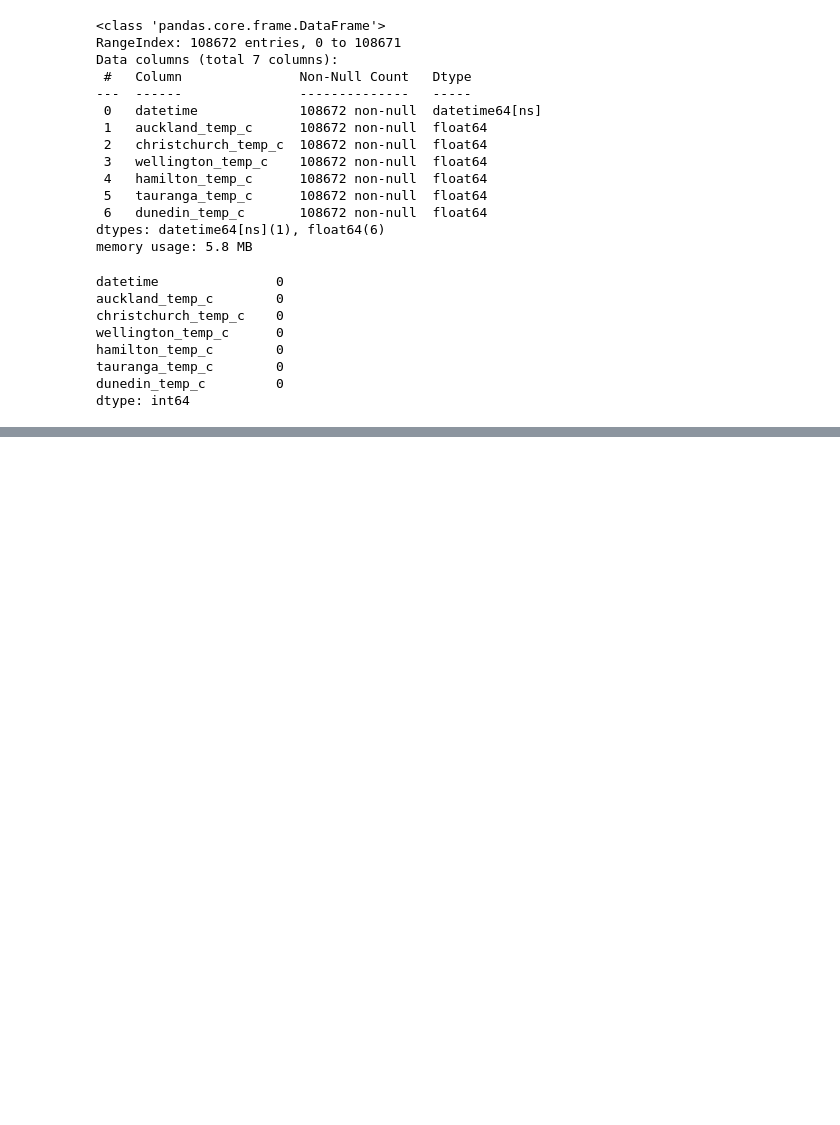
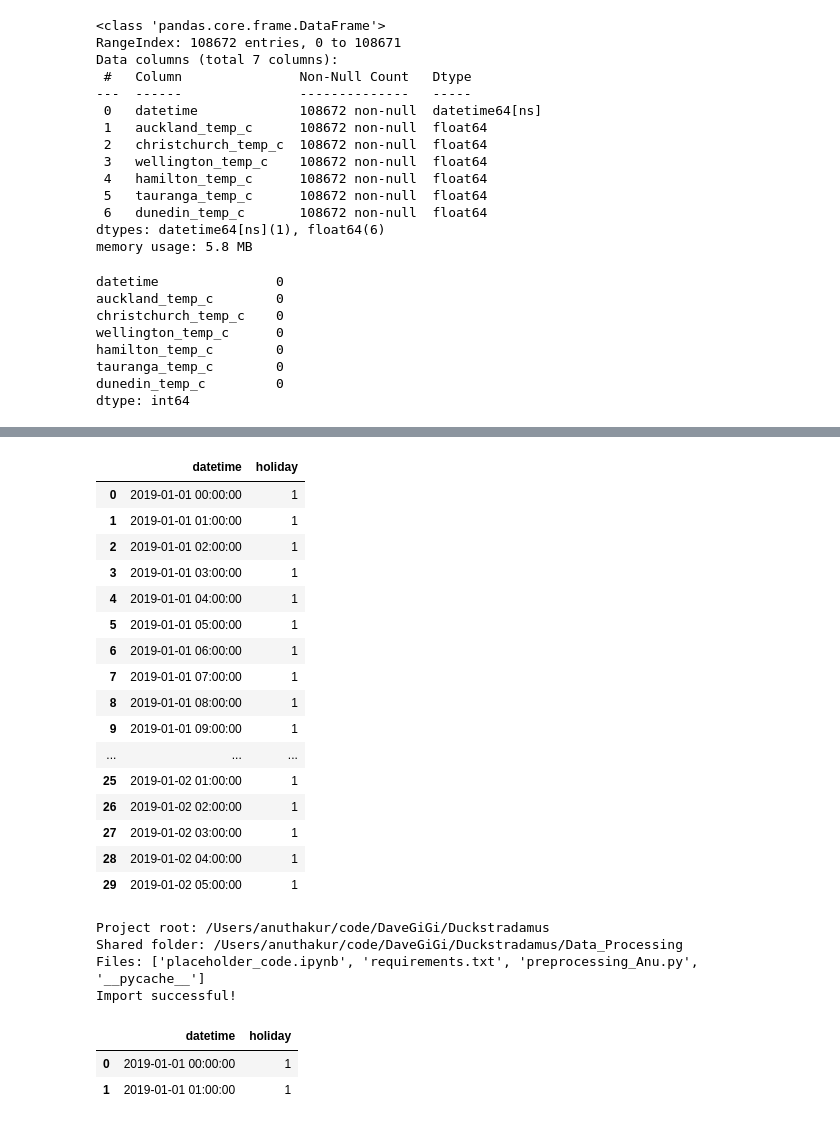
Before and after one commit to DaveGiGi/Duckstradamus, a Jupyter notebook: notebooks/Anu/scripts/data_preprocessing.ipynb, the cells around one changed output, grey strips where cells are left out. Saved outputs shown, nothing was run; the diff lists cells and outputs as text; code cells hidden in the pictures; blank space fills up the shorter version.

```diff
--- a/notebooks/duckstradamus_preprocessing/notebooks/data_preprocessing.ipynb
+++ b/notebooks/Anu/scripts/data_preprocessing.ipynb
@@ -621,3 +618,78 @@ wind.to_csv(
     "../cleaned_data/wind_cleaned.csv",
     index=False
 )
+# %%
+import pandas as pd
+
+# Load daily holiday data
+holidays = pd.read_csv("../dataset/nz_holidays_onehot.csv")
+
+# Convert date to datetime
+holidays["date"] = pd.to_datetime(holidays["date"])
+
+# Create hourly datetime range for each day
+holidays_hourly = (
+    holidays
+    .set_index("date")
+    .resample("h")
+    .ffill()
+    .reset_index()
+)
+
+# Rename date column to datetime
+holidays_hourly = holidays_hourly.rename(columns={"date": "datetime"})
+
+holidays_hourly.head(30)
+# %% [output]
+|  | datetime | holiday |
+| 0 | 2019-01-01 00:00:00 | 1 |
+| 1 | 2019-01-01 01:00:00 | 1 |
+| 2 | 2019-01-01 02:00:00 | 1 |
+| 3 | 2019-01-01 03:00:00 | 1 |
+| 4 | 2019-01-01 04:00:00 | 1 |
+| 5 | 2019-01-01 05:00:00 | 1 |
+| 6 | 2019-01-01 06:00:00 | 1 |
+| 7 | 2019-01-01 07:00:00 | 1 |
+| 8 | 2019-01-01 08:00:00 | 1 |
+| 9 | 2019-01-01 09:00:00 | 1 |
+| ... | ... | ... |
+| 25 | 2019-01-02 01:00:00 | 1 |
+| 26 | 2019-01-02 02:00:00 | 1 |
+| 27 | 2019-01-02 03:00:00 | 1 |
+| 28 | 2019-01-02 04:00:00 | 1 |
+| 29 | 2019-01-02 05:00:00 | 1 |
+# %%
+import sys
+import os
+import importlib
+
+project_root = os.path.abspath("../../..")
+shared_script_folder = os.path.join(project_root, "Data_Processing")
+
+print("Project root:", project_root)
+print("Shared folder:", shared_script_folder)
+print("Files:", os.listdir(shared_script_folder))
+
+sys.path.insert(0, shared_script_folder)
+
+import preprocessing_Anu
+importlib.reload(preprocessing_Anu)
+
+from preprocessing_Anu import preprocess_holiday_data
+
+print("Import successful!")
+# %% [output]
+Project root: /Users/anuthakur/code/DaveGiGi/Duckstradamus
+Shared folder: /Users/anuthakur/code/DaveGiGi/Duckstradamus/Data_Processing
+Files: ['placeholder_code.ipynb', 'requirements.txt', 'preprocessing_Anu.py', '__pycache__']
+Import successful!
+# %%
+holidays = preprocess_holiday_data(
+    "../dataset/nz_holidays_onehot.csv"
+)
+
+holidays.head(2)
+# %% [output]
+|  | datetime | holiday |
+| 0 | 2019-01-01 00:00:00 | 1 |
+| 1 | 2019-01-01 01:00:00 | 1 |
```
Also changed, not shown: parts of 18 cells of this notebook, 4 other files.
